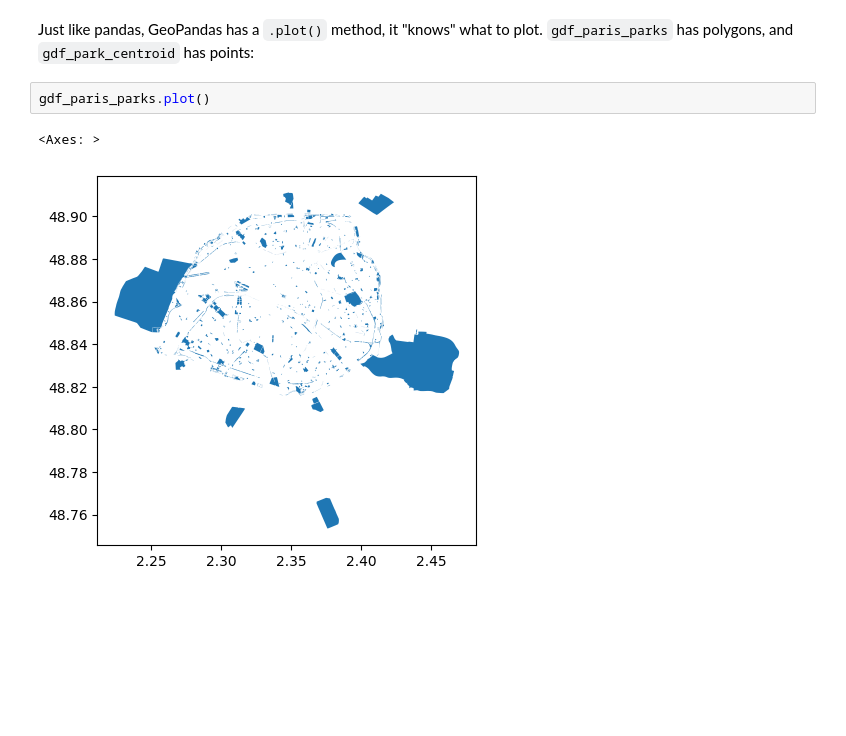
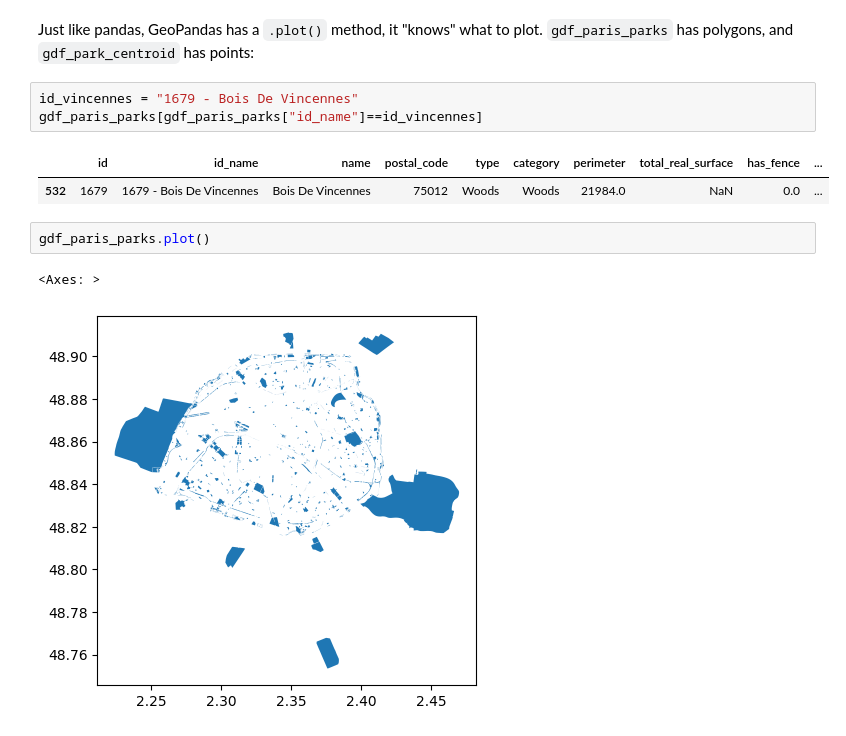
Before and after one commit to PacktPublishing/Getting-Started-with-Taipy, a Jupyter notebook: chapter 9/how_to_help/open_paris_data.ipynb, the cells around one changed output. Saved outputs shown, nothing was run; the diff lists cells and outputs as text; blank space fills up the shorter version.

Commit message:
simplified park selection

```diff
--- a/chapter 9/how_to_help/open_paris_data.ipynb
+++ b/chapter 9/how_to_help/open_paris_data.ipynb
@@ -45,5 +45,11 @@ gdf_paris_parks.head()
 # %% [markdown]
 Just like pandas, GeoPandas has a `.plot()` method, it "knows" what to plot. `gdf_paris_parks` has polygons, and `gdf_park_centroid` has points:
+# %%
+id_vincennes = "1679 - Bois De Vincennes"
+gdf_paris_parks[gdf_paris_parks["id_name"]==id_vincennes]
+# %% [output]
+|  | id | id_name | name | postal_code | type | category | perimeter | total_real_surface | has_fence | ... |
+| 532 | 1679 | 1679 - Bois De Vincennes | Bois De Vincennes | 75012 | Woods | Woods | 21984.0 | NaN | 0.0 | ... |
 # %%
 gdf_paris_parks.plot()
 # %% [output]
```
Also changed, not shown: parts of 15 cells of this notebook, 10 other files.
